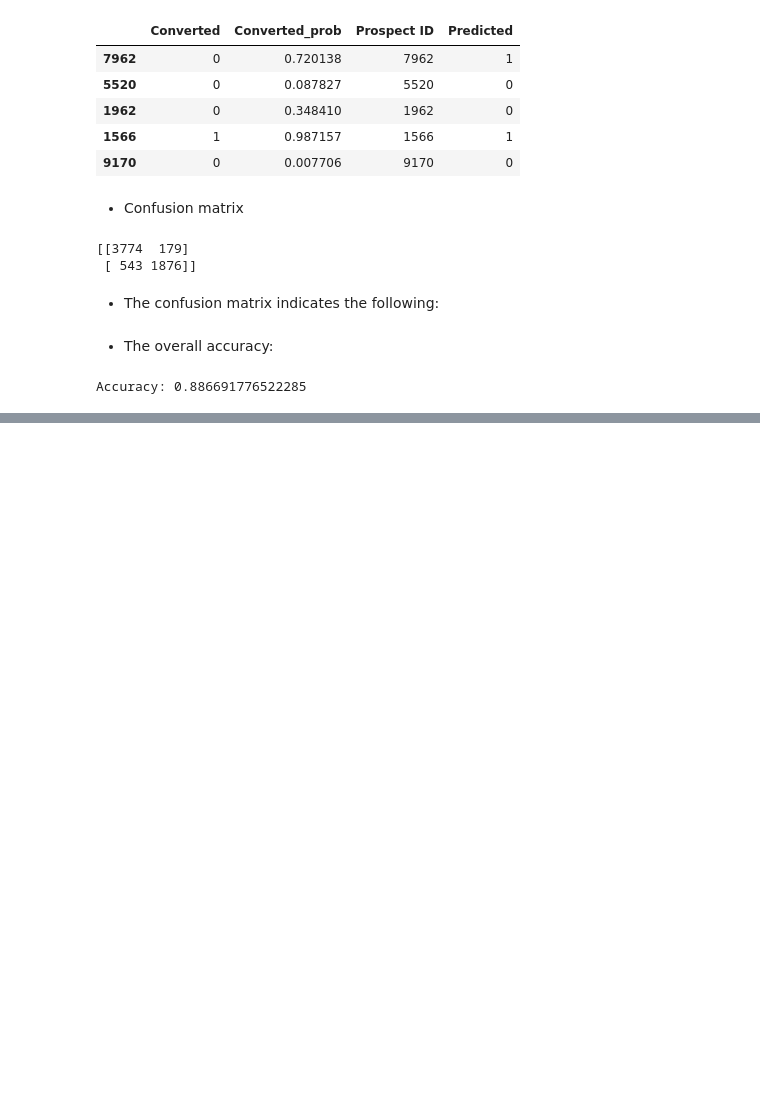
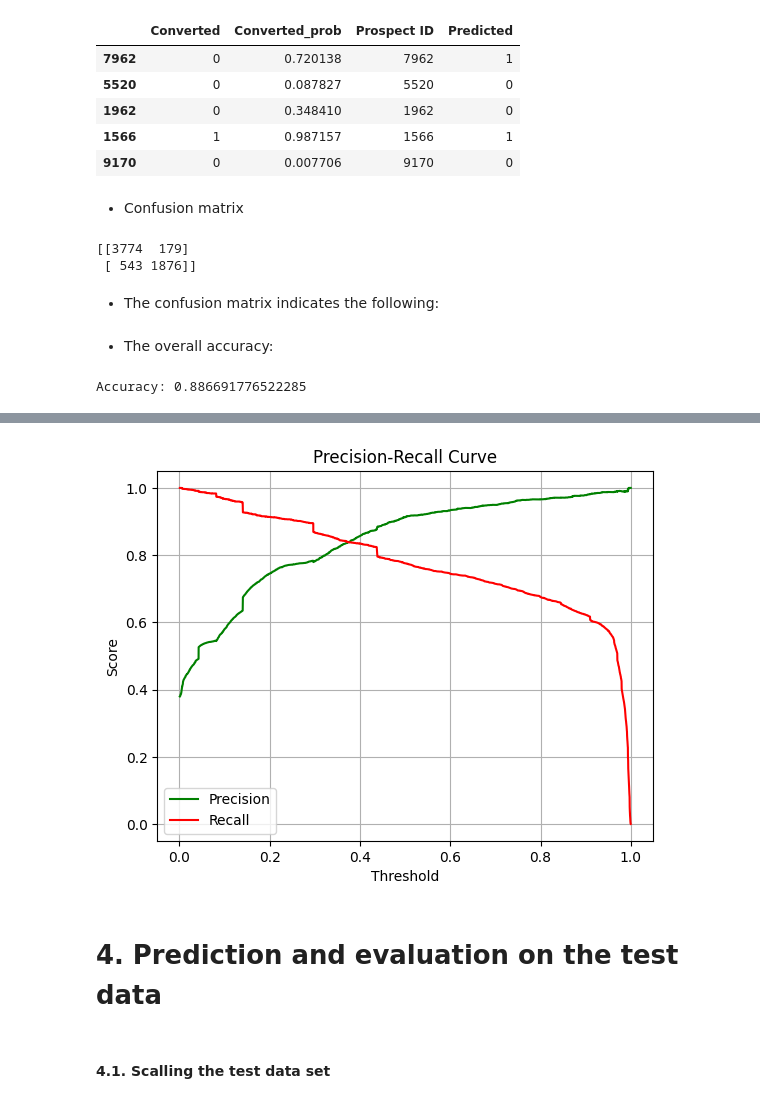
Before and after one commit to BharatPanera/lead_scoring_case_study, a Jupyter notebook: lead_scoring.ipynb, the cells around one changed output, grey strips where cells are left out. Cells and saved outputs as stored; diff of their text form; code cells hidden in the pictures; blank space fills up the shorter version.

```diff
--- a/lead_scoring.ipynb
+++ b/lead_scoring.ipynb
@@ -1995,0 +2077,19 @@ Accuracy: 0.886691776522285
+# %%
+# Calculate precision-recall curve
+precision, recall, thresholds = metrics.precision_recall_curve(y_train_pred_final.Converted, y_train_pred_final.Converted_prob)
+
+# Plot precision-recall curve
+plt.plot(thresholds, precision[:-1], "g-", label="Precision")
+plt.plot(thresholds, recall[:-1], "r-", label="Recall")
+plt.xlabel('Threshold')
+plt.ylabel('Score')
+plt.title('Precision-Recall Curve')
+plt.legend(loc="lower left")
+plt.grid(True)
+plt.show()
+# %% [output]
+[figure, added]
+# %% [markdown]
+# 4. Prediction and evaluation on the test data
+# %% [markdown]
+#### 4.1. Scalling the test data set
```
Also changed, not shown: parts of 32 cells of this notebook.
